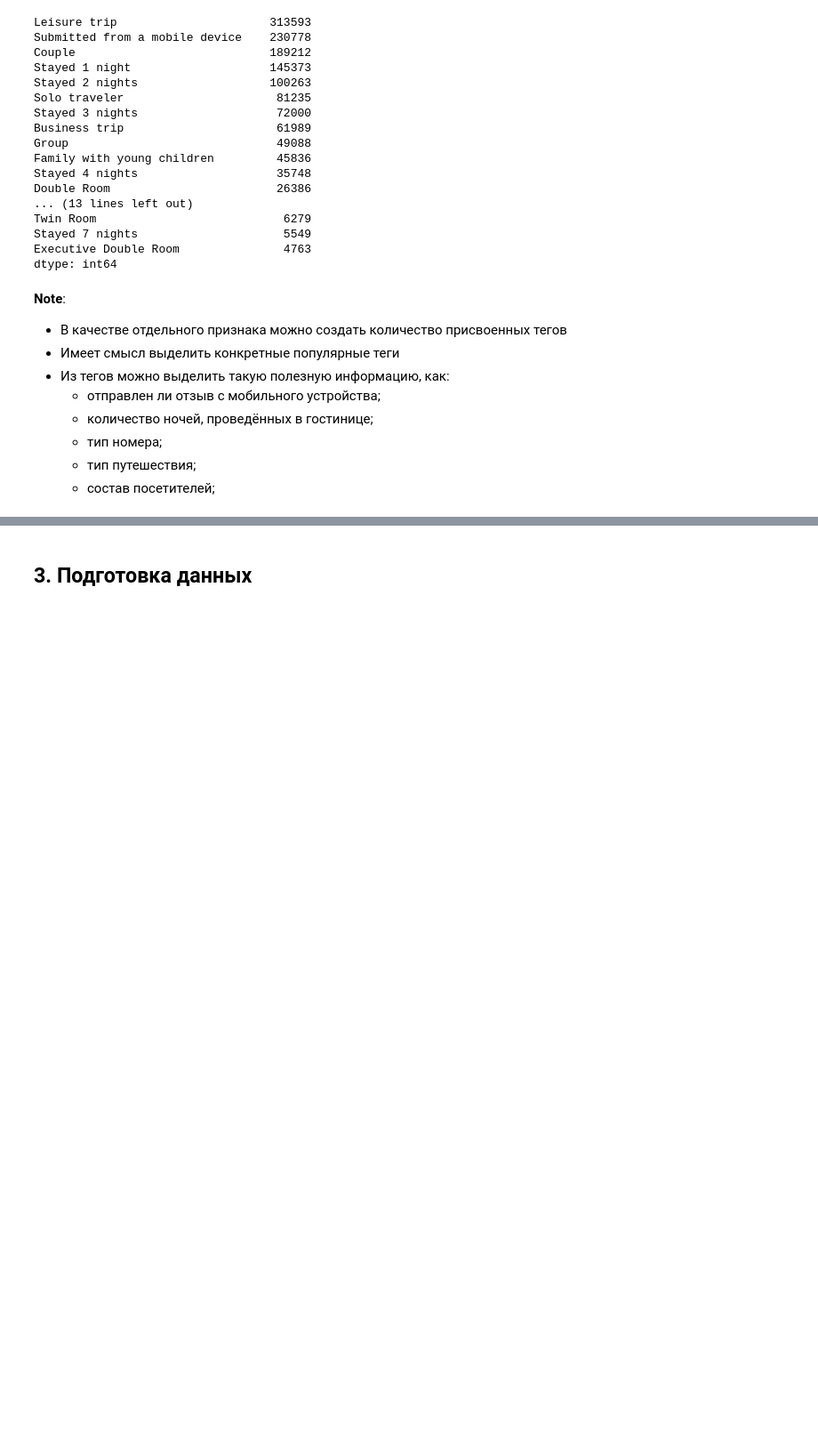
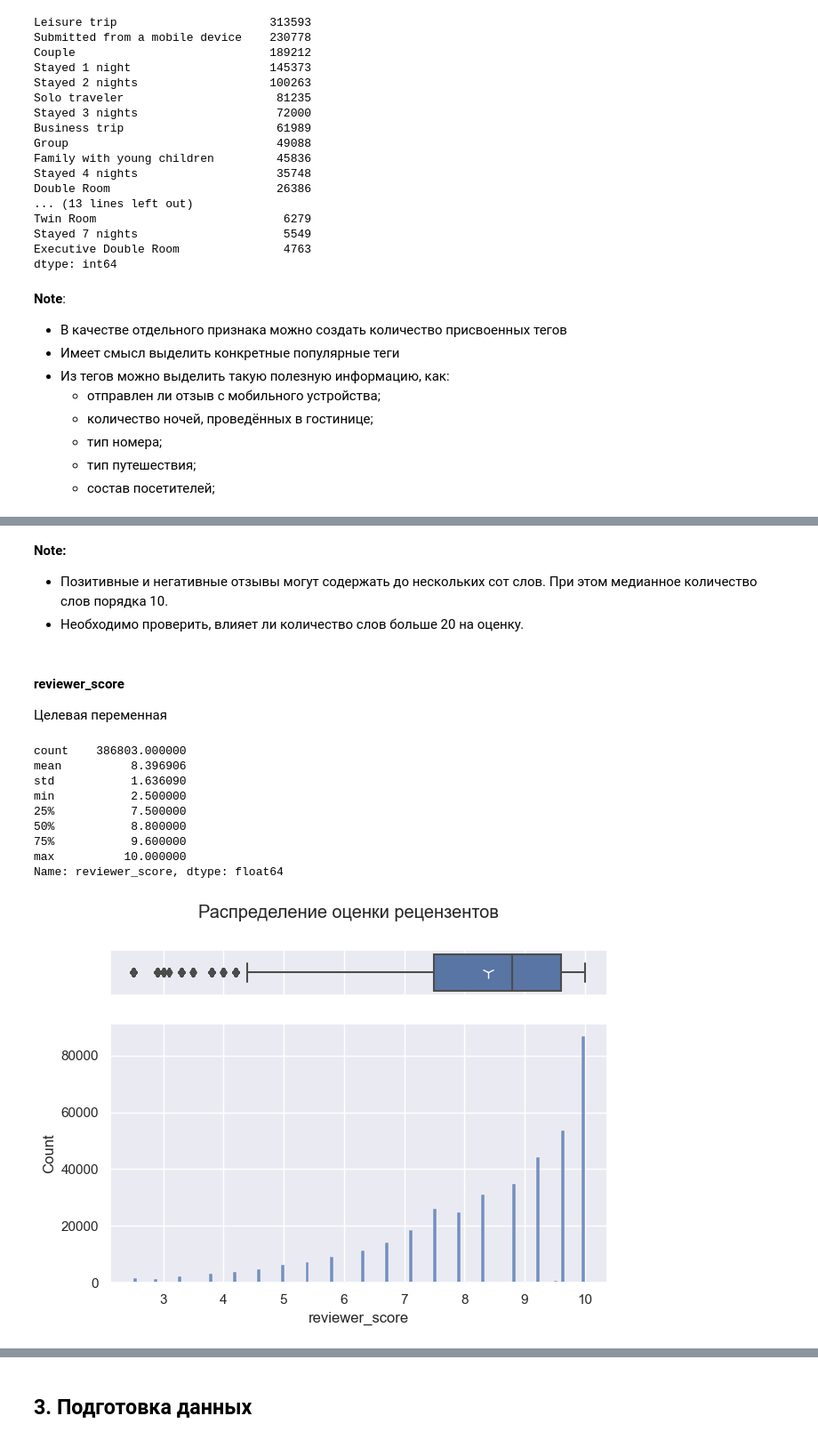
Before and after one commit to mvulf/sf_data_science, a Jupyter notebook: project_3/EDA_hotels.ipynb, the cells around one changed output, grey strips where cells are left out. Shown at 89% size. Drawn from its saved outputs; the diff is of its cells as text; code cells hidden in the pictures; blank space fills up the shorter version.

```diff
--- a/project_3/EDA_hotels.ipynb
+++ b/project_3/EDA_hotels.ipynb
@@ -311,0 +543,21 @@ dtype: int64
+# %% [markdown]
+**Note:**
+- Позитивные и негативные отзывы могут содержать до нескольких сот слов. При этом медианное количество слов порядка 10.
+- Необходимо проверить, влияет ли количество слов больше 20 на оценку.
+# %% [markdown]
+#### **reviewer_score**
+Целевая переменная
+# %%
+display(hotels['reviewer_score'].describe())
+box_hist_plot(hotels, 'reviewer_score', 'Распределение оценки рецензентов')
+# %% [output]
+count    386803.000000
+mean          8.396906
+std           1.636090
+min           2.500000
+25%           7.500000
+50%           8.800000
+75%           9.600000
+max          10.000000
+Name: reviewer_score, dtype: float64
+[figure, added]
```
Also changed, not shown: parts of 28 cells of this notebook.
